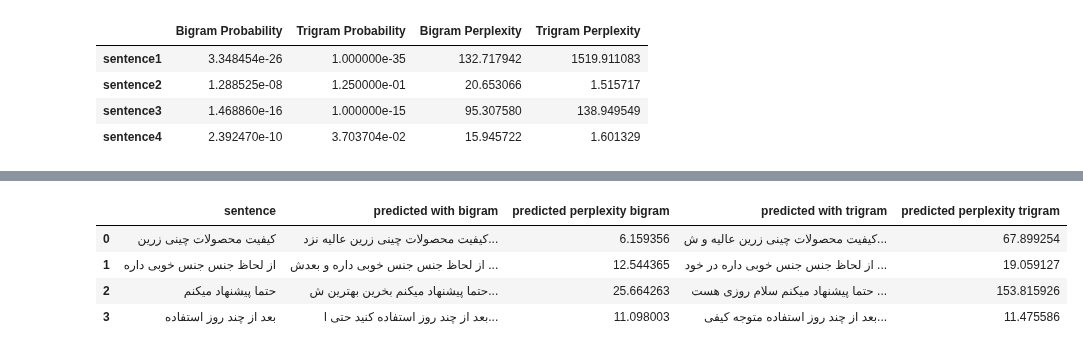
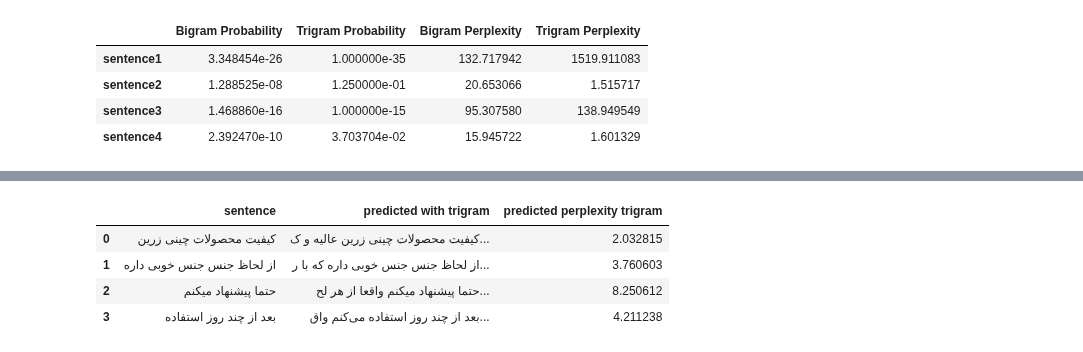
Before and after one commit to pouriaSameti/NLP, a Jupyter notebook: 2-Language model/Language Model.ipynb, the cells around one changed output, grey strips where cells are left out. Saved outputs shown, nothing was run; the diff lists cells and outputs as text; code cells hidden in the pictures.

```diff
--- a/2-Language model/Language Model.ipynb
+++ b/2-Language model/Language Model.ipynb
@@ -433,46 +465,51 @@ normalizer = Normalizer()
 sent1_bigram = get_bigram(normalizer.normalize(sentence1))
 sent1_trigram = get_trigram(normalizer.normalize(sentence1))
 
 sent2_bigram = get_bigram(normalizer.normalize(sentence2))
 sent2_trigram = get_trigram(normalizer.normalize(sentence2))
 
 sent3_bigram = get_bigram(normalizer.normalize(sentence3))
 sent3_trigram = get_trigram(normalizer.normalize(sentence3))
 
 sent4_bigram = get_bigram(normalizer.normalize(sentence4))
 sent4_trigram = get_trigram(normalizer.normalize(sentence4))
 
 
-full_sent1_bi, predicted_aprt1_bi = generate_sentence(sentence1, sent1_bigram, bigram_prob)
-
-full_sent2_bi, predicted_aprt2_bi = generate_sentence(sentence2, sent2_bigram, bigram_prob)
-full_sent3_bi, predicted_aprt3_bi = generate_sentence(sentence3, sent3_bigram, bigram_prob)
-full_sent4_bi, predicted_aprt4_bi = generate_sentence(sentence4, sent4_bigram, bigram_prob)
-full_sent1_bi_perplexity = get_perplexity(get_bigram(full_sent1_bi), bigram_prob)
-full_sent2_bi_perplexity = get_perplexity(get_bigram(full_sent2_bi), bigram_prob)
-full_sent3_bi_perplexity = get_perplexity(get_bigram(full_sent3_bi), bigram_prob)
-full_sent4_bi_perplexity = get_perplexity(get_bigram(full_sent4_bi), bigram_prob)
+# full_sent1_bi, predicted_aprt1_bi = generate_sentence(sentence1, sent1_bigram, bigram_prob)
+# full_sent2_bi, predicted_aprt2_bi = generate_sentence(sentence2, sent2_bigram, bigram_prob)
+# full_sent3_bi, predicted_aprt3_bi = generate_sentence(sentence3, sent3_bigram, bigram_prob)
+# full_sent4_bi, predicted_aprt4_bi = generate_sentence(sentence4, sent4_bigram, bigram_prob)
+#
+# full_sent1_bi_perplexity = get_perplexity(get_bigram(full_sent1_bi), bigram_prob)
+# full_sent2_bi_perplexity = get_perplexity(get_bigram(full_sent2_bi), bigram_prob)
+# full_sent3_bi_perplexity = get_perplexity(get_bigram(full_sent3_bi), bigram_prob)
+# full_sent4_bi_perplexity = get_perplexity(get_bigram(full_sent4_bi), bigram_prob)
 
 full_sent1_tri, predicted_aprt1_tri = generate_sentence(sentence1, sent1_trigram, trigram_prob)
 full_sent2_tri, predicted_aprt2_tri = generate_sentence(sentence2, sent2_trigram, trigram_prob)
 full_sent3_tri, predicted_aprt3_tri = generate_sentence(sentence3, sent3_trigram, trigram_prob)
 full_sent4_tri, predicted_aprt4_tri = generate_sentence(sentence4, sent4_trigram, trigram_prob)
+
 full_sent1_tri_perplexity = get_perplexity(get_trigram(full_sent1_tri), trigram_prob)
 full_sent2_tri_perplexity = get_perplexity(get_trigram(full_sent2_tri), trigram_prob)
 full_sent3_tri_perplexity = get_perplexity(get_trigram(full_sent3_tri), trigram_prob)
 full_sent4_tri_perplexity = get_perplexity(get_trigram(full_sent4_tri), trigram_prob)
 
 
 
+# predicted_sentence_res = pd.DataFrame({'sentence': [sentence1, sentence2, sentence3, sentence4],
+#                                        'predicted with bigram':[full_sent1_bi, full_sent2_bi, full_sent3_bi, full_sent4_bi],
+#                                        'predicted perplexity bigram': [full_sent1_bi_perplexity, full_sent2_bi_perplexity, full_sent3_bi_perplexity, full_sent4_bi_perplexity],
+#                                        'predicted with trigram': [full_sent1_tri, full_sent2_tri, full_sent3_tri, full_sent4_tri],
+#                                        'predicted perplexity trigram': [full_sent1_tri_perplexity, full_sent2_tri_perplexity, full_sent3_tri_perplexity, full_sent4_tri_perplexity]})
+
 predicted_sentence_res = pd.DataFrame({'sentence': [sentence1, sentence2, sentence3, sentence4],
-                                       'predicted with bigram':[full_sent1_bi, full_sent2_bi, full_sent3_bi, full_sent4_bi],
-                                       'predicted perplexity bigram': [full_sent1_bi_perplexity, full_sent2_bi_perplexity, full_sent3_bi_perplexity, full_sent4_bi_perplexity],
                                        'predicted with trigram': [full_sent1_tri, full_sent2_tri, full_sent3_tri, full_sent4_tri],
                                        'predicted perplexity trigram': [full_sent1_tri_perplexity, full_sent2_tri_perplexity, full_sent3_tri_perplexity, full_sent4_tri_perplexity]})
 predicted_sentence_res
 # %% [output]
-|  | sentence | predicted with bigram | predicted perplexity bigram | predicted with trigram | predicted perplexity trigram |
-| 0 | کیفیت محصولات چینی زرین | کیفیت محصولات چینی زرین عالیه نزد... | 6.159356 | کیفیت محصولات چینی زرین عالیه و ش... | 67.899254 |
-| 1 | از لحاظ جنس جنس خوبی داره | از لحاظ جنس جنس خوبی داره و بعدش ... | 12.544365 | از لحاظ جنس جنس خوبی داره در خود ... | 19.059127 |
-| 2 | حتما پیشنهاد میکنم | حتما پیشنهاد میکنم بخرین بهترین ش... | 25.664263 | حتما پیشنهاد میکنم سلام روزی هست ... | 153.815926 |
-| 3 | بعد از چند روز استفاده | بعد از چند روز استفاده کنید حتی ا... | 11.098003 | بعد از چند روز استفاده متوجه کیفی... | 11.475586 |
+|  | sentence | predicted with trigram | predicted perplexity trigram |
+| 0 | کیفیت محصولات چینی زرین | کیفیت محصولات چینی زرین عالیه و ک... | 2.032815 |
+| 1 | از لحاظ جنس جنس خوبی داره | از لحاظ جنس جنس خوبی داره که با ر... | 3.760603 |
+| 2 | حتما پیشنهاد میکنم | حتما پیشنهاد میکنم واقعا از هر لح... | 8.250612 |
+| 3 | بعد از چند روز استفاده | بعد از چند روز استفاده می‌کنم واق... | 4.211238 |
```
Also changed, not shown: parts of 2 cells of this notebook.
